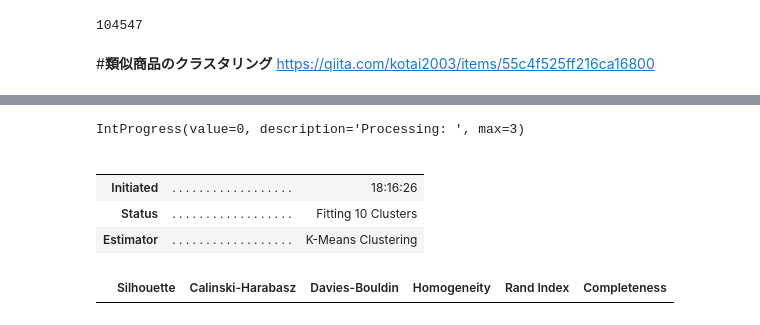
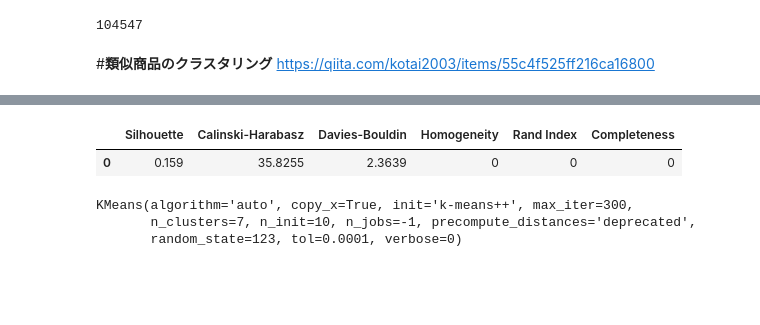
Before and after one commit to ykitaguchi77/Kaggle, a Jupyter notebook: H-M.ipynb, the cells around one changed output, grey strips where cells are left out. Drawn from its saved outputs; the diff is of its cells as text; code cells hidden in the pictures; blank space fills up the shorter version.

```diff
--- a/H-M.ipynb
+++ b/H-M.ipynb
@@ -114,14 +102,12 @@ data_clust = setup(data, normalize = True, session_id = 123)
 # %%
-kmeans = create_model('kmeans',num_clusters = 10 )
+kmeans = create_model('kmeans',num_clusters = 7 )
 print(kmeans)
 # %% [output]
+|  | Silhouette | Calinski-Harabasz | Davies-Bouldin | Homogeneity | Rand Index | Completeness |
+| 0 | 0.159 | 35.8255 | 2.3639 | 0 | 0 | 0 |
-IntProgress(value=0, description='Processing: ', max=3)
+KMeans(algorithm='auto', copy_x=True, init='k-means++', max_iter=300,
+       n_clusters=7, n_init=10, n_jobs=-1, precompute_distances='deprecated',
+       random_state=123, tol=0.0001, verbose=0)
-|  |  |  |
-|  |  |  |
-| Initiated | . . . . . . . . . . . . . . . . . . | 18:16:26 |
-| Status | . . . . . . . . . . . . . . . . . . | Fitting 10 Clusters |
-| Estimator | . . . . . . . . . . . . . . . . . . | K-Means Clustering |
-|  | Silhouette | Calinski-Harabasz | Davies-Bouldin | Homogeneity | Rand Index | Completeness |
 # %%
 kmean_results = assign_model(kmeans)
 kmean_results.head()
```
Also changed, not shown: parts of 6 cells of this notebook.
